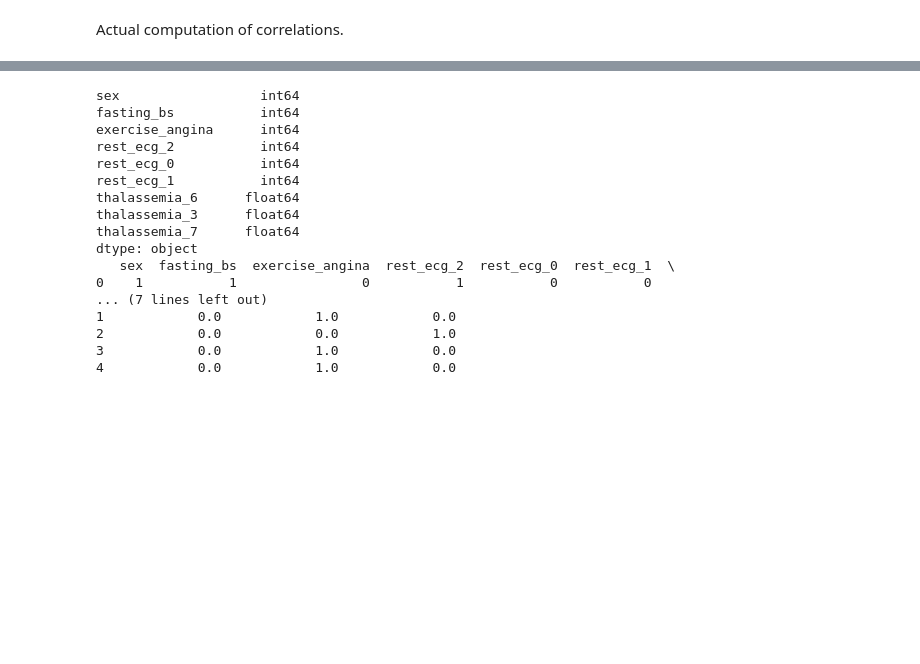
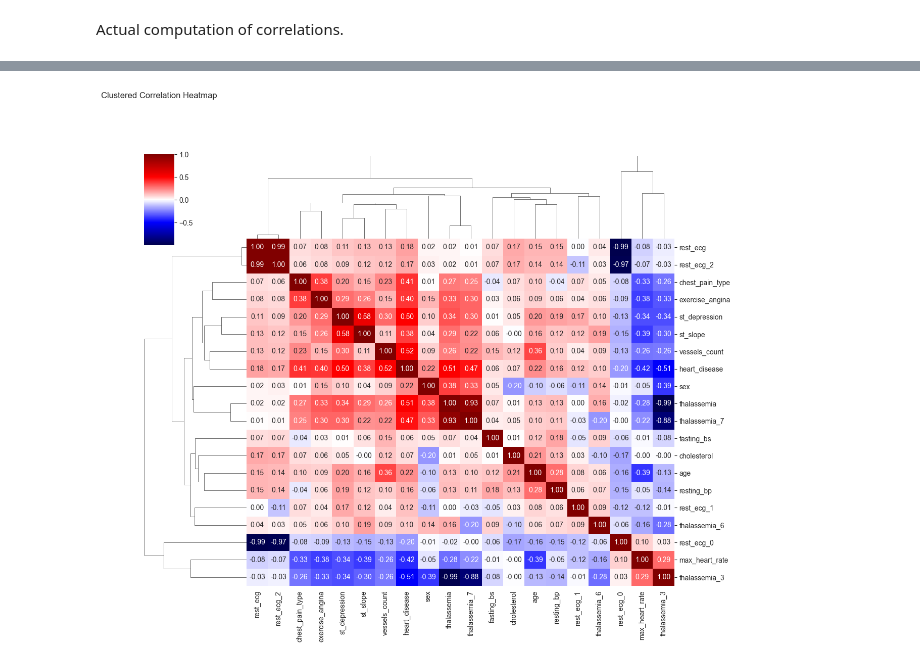
Before and after one commit to mariaestera/warsztaty_data_science, a Jupyter notebook: heart_disease_database/visualization/preliminary_exploration_analises.ipynb, the cells around one changed output, grey strips where cells are left out. Drawn from its saved outputs; the diff is of its cells as text; code cells hidden in the pictures; blank space fills up the shorter version.

Commit message:
preliminary visualization

```diff
--- a/heart_disease_database/visualization/preliminary_exploration_analises.ipynb
+++ b/heart_disease_database/visualization/preliminary_exploration_analises.ipynb
@@ -355,21 +276,7 @@ AttributeError: module 'pingouin' has no attribute 'tetrachoric'
-# %%
-print(data[binary].dtypes)
-print(data[binary].head())
-# %% [output]
-sex                  int64
-fasting_bs           int64
-exercise_angina      int64
-rest_ecg_2           int64
-rest_ecg_0           int64
-rest_ecg_1           int64
-thalassemia_6      float64
-thalassemia_3      float64
-thalassemia_7      float64
-dtype: object
-   sex  fasting_bs  exercise_angina  rest_ecg_2  rest_ecg_0  rest_ecg_1  \
-0    1           1                0           1           0           0
-... (7 lines left out)
-1            0.0            1.0            0.0
-2            0.0            0.0            1.0
-3            0.0            1.0            0.0
-4            0.0            1.0            0.0
+# %%
+corr = data.corr()
+sns.clustermap(corr, cmap='seismic', annot=True, fmt='.2f', figsize=(12, 10))
+plt.title('Clustered Correlation Heatmap', pad=80)
+plt.show()
+# %% [output]
+[figure, added]
```
Also changed, not shown: parts of 15 cells of this notebook, 1 other file.
